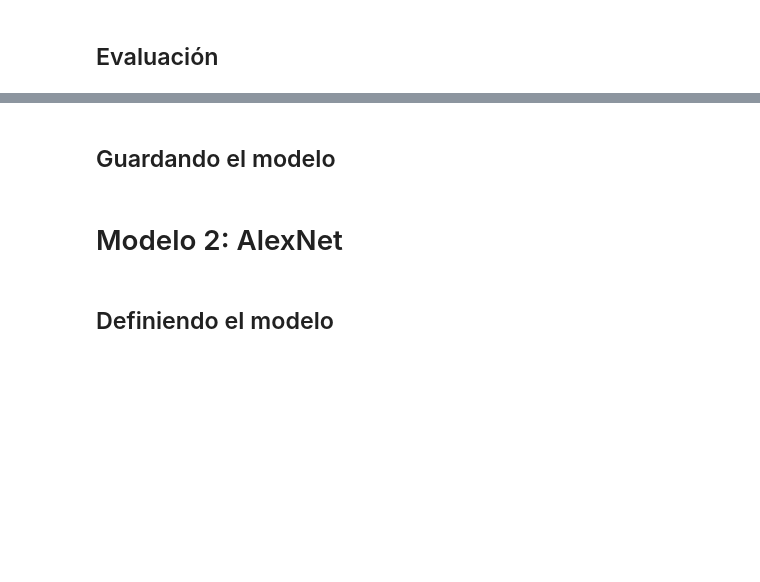
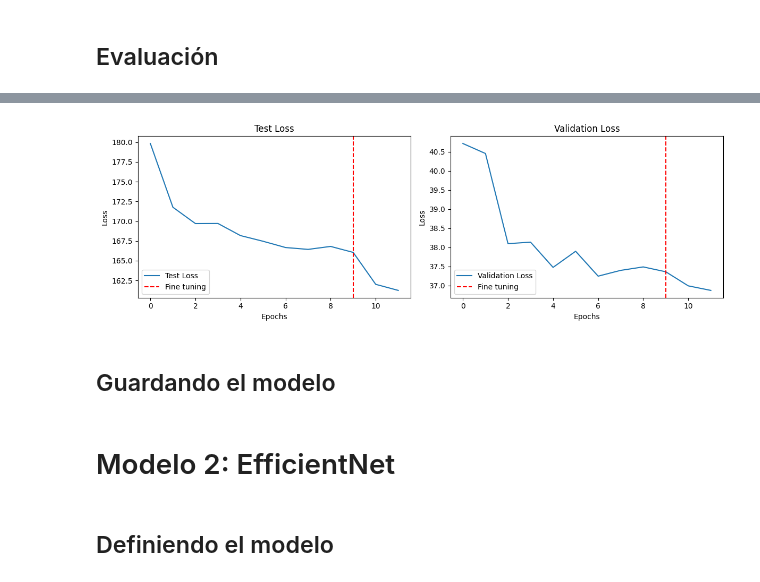
Before and after one commit to isaidoropeza/itesm-mna-barred-galaxies, a Jupyter notebook: notebooks/ModelosCNNAlternativos.ipynb, the cells around one changed output, grey strips where cells are left out. Saved outputs shown, nothing was run; the diff lists cells and outputs as text; code cells hidden in the pictures; blank space fills up the shorter version.

Commit message:
Replace AlexNet for EfficientNet, plot learning curves

```diff
--- a/notebooks/ModelosCNNAlternativos.ipynb
+++ b/notebooks/ModelosCNNAlternativos.ipynb
@@ -389,10 +388,37 @@ plot_metrics_comparison(mobilenet_train_metrics[-1], mobilenet_valid_metrics[-1]
+# %%
+def plot_learning_curves(test_metrics, valid_metrics, fine_tune_epochs=2):
+    test_loss = [test_metrics[i]['loss'] for i in range(len(test_metrics))]
+    valid_loss = [valid_metrics[i]['loss'] for i in range(len(valid_metrics))]
+
+    fig, axs = plt.subplots(1, 2, figsize=(12,4))
+
+    axs[0].plot(test_loss, label='Test Loss')
+    axs[0].set_title('Test Loss')
+    axs[0].set_xlabel('Epochs')
+    axs[0].set_ylabel('Loss')
+    axs[0].axvline(x=len(test_metrics) -1 - fine_tune_epochs, color='red', linestyle='--', label='Fine tuning')
+    axs[0].legend()
+
+    axs[1].plot(valid_loss, label='Validation Loss')
+    axs[1].set_title('Validation Loss')
+    axs[1].set_xlabel('Epochs')
+    axs[1].set_ylabel('Loss')
+    axs[1].axvline(x=len(test_metrics) -1 - fine_tune_epochs, color='red', linestyle='--', label='Fine tuning')
+    axs[1].legend()
+
+    plt.tight_layout()
+    plt.show()
+
+plot_learning_curves(mobilenet_train_metrics, mobilenet_valid_metrics)
+# %% [output]
+[figure, added]
 # %% [markdown]
 ## Guardando el modelo
 # %%
 model_path = '/content/drive/MyDrive/datasets/bargal/model_mobile_netv3.pth'
 torch.save(model_mobilenet.state_dict(), model_path)
 # %% [markdown]
-# Modelo 2: AlexNet
+# Modelo 2: EfficientNet
 # %% [markdown]
 ## Definiendo el modelo
 # %% [markdown]
```
Also changed, not shown: parts of 26 cells of this notebook.
